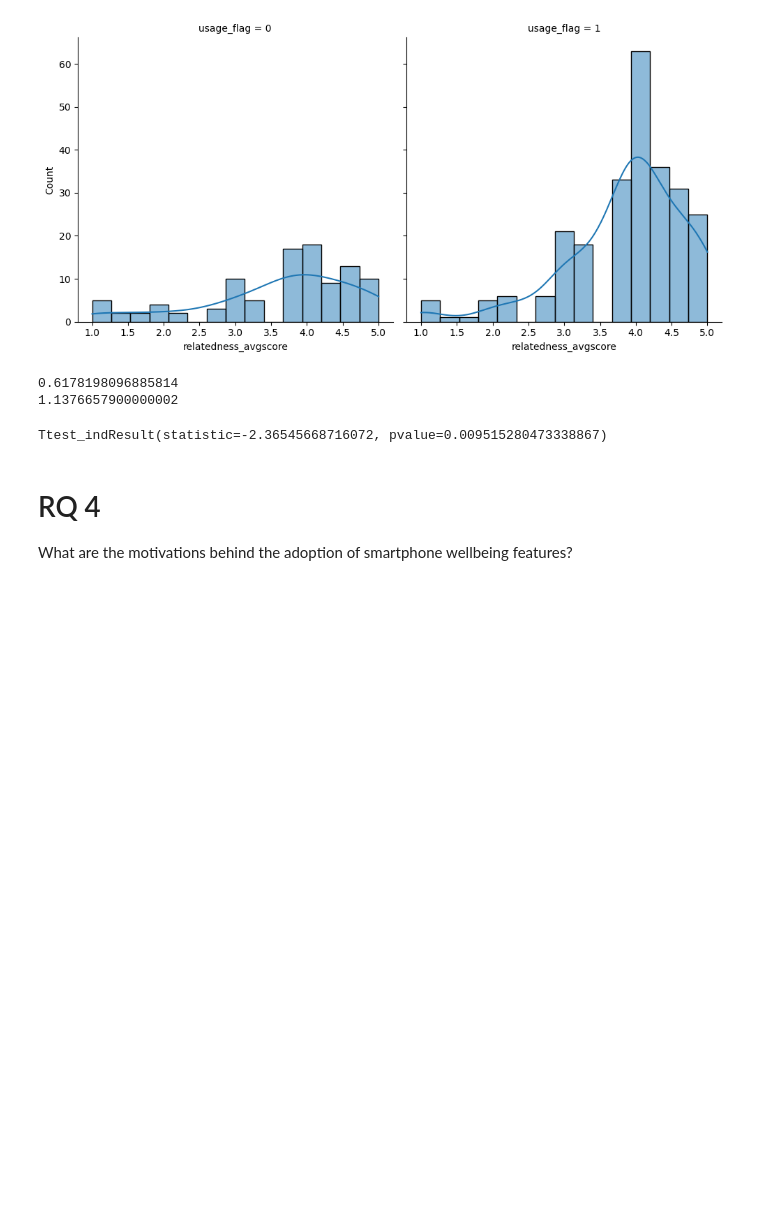
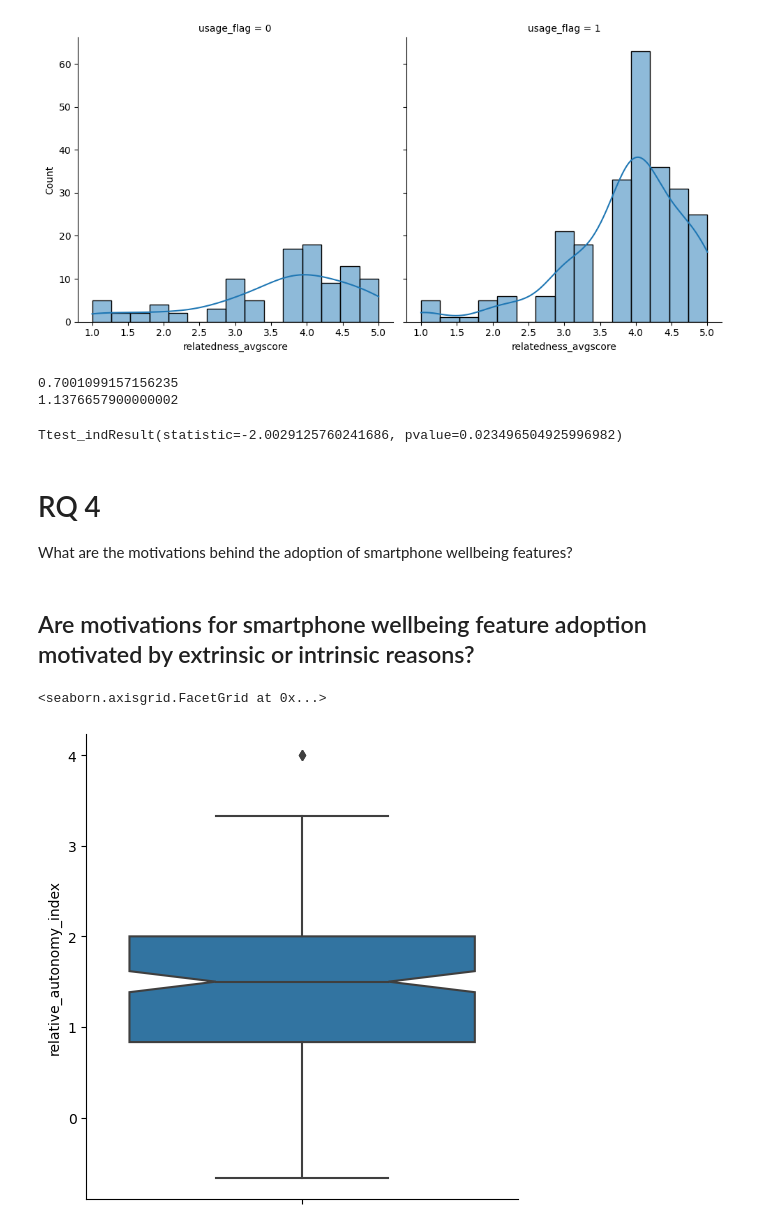
Before and after one commit to smc395/smartphone-wellbeing-study, a Jupyter notebook: analysis.ipynb, the cells around one changed output. Saved outputs shown, nothing was run; the diff lists cells and outputs as text; code cells hidden in the pictures; blank space fills up the shorter version.

Commit message:
Draft of statistical analysis for research questions prior to meeting with advisor

```diff
--- a/analysis.ipynb
+++ b/analysis.ipynb
@@ -781,27 +781,42 @@ Wellbeing usage mean relatedness score = 3.8633466135458163
 [figure]
 # %%
 # Chekc if variacnes are the same
-print(np.var(np.random.choice(usage_true_relatedness_avg, size=len(usage_false_relatedness_avg), replace=False)))
+print(np.var(usage_true_relatedness_avg))
 print(np.var(usage_false_relatedness_avg))
 # %% [output]
-0.6178198096885814
+0.7001099157156235
 1.1376657900000002
 # %%
 # Use Welch's T-test (which does not assume same variance) on usage flag populations to see if there is a significant difference
 # between the means of the population and that the false usage distribution mean is less than the true usage distribution mean
 
 stats.ttest_ind(  a=np.array(usage_false_relatedness_avg)
-                , b=np.random.choice(usage_true_relatedness_avg, size=len(usage_false_relatedness_avg), replace=False)
+                , b=np.array(usage_true_relatedness_avg)
                 , equal_var=False
                 , nan_policy='omit'
-                , alternative='less')
+                , alternative='less') # If significant, this means that people who use wellbeing features feel more relatedness than those who do not use wellbeing features
 
-# This means that people who use wellbeing features feel more relatedness than those who do not use wellbeing features
+# Statistically significant, so usage of wellbeing features has a relatedness mean greater than those who do not use wellbeing features
+# Those who use wellbeing features on average, feel more relatedness than those who do not use wellbeing features
 # %% [output]
-Ttest_indResult(statistic=-2.36545668716072, pvalue=0.009515280473338867)
+Ttest_indResult(statistic=-2.0029125760241686, pvalue=0.023496504925996982)
 # %% [markdown]
 # RQ 4
 What are the motivations behind the adoption of smartphone wellbeing features?
+# %% [markdown]
+## Are motivations for smartphone wellbeing feature adoption motivated by extrinsic or intrinsic reasons?
 # %%
 # Return the ACTA Score for people who used wellbeing features
-df.loc[df['usage_flag'] == 1, ['autonomous_regulation_score', 'controlled_regulation_score', 'relative_autonomy_index' ]]
+acta_df = df[df['usage_flag'] == 1]
+# %%
+# The median is 1.5ish with majority within the 1-2 range.
+# The max you can get is 4 which means completely intrinsinc
+# Negative numbers mean the motivation is extrinsic which the extreme is -4
+# From the METUX paper, zero would be somewhere between introjected and identified, so the 1.5 means that
+# the motivations are more identified which is consistent with qualitative interviews
+sns.catplot(data=acta_df, y='relative_autonomy_index', kind='box', notch=True)
+
+# this is normally distributed
+# %% [output]
+<seaborn.axisgrid.FacetGrid at 0x...>
+[figure, added]
```
Also changed, not shown: parts of 13 cells of this notebook.
